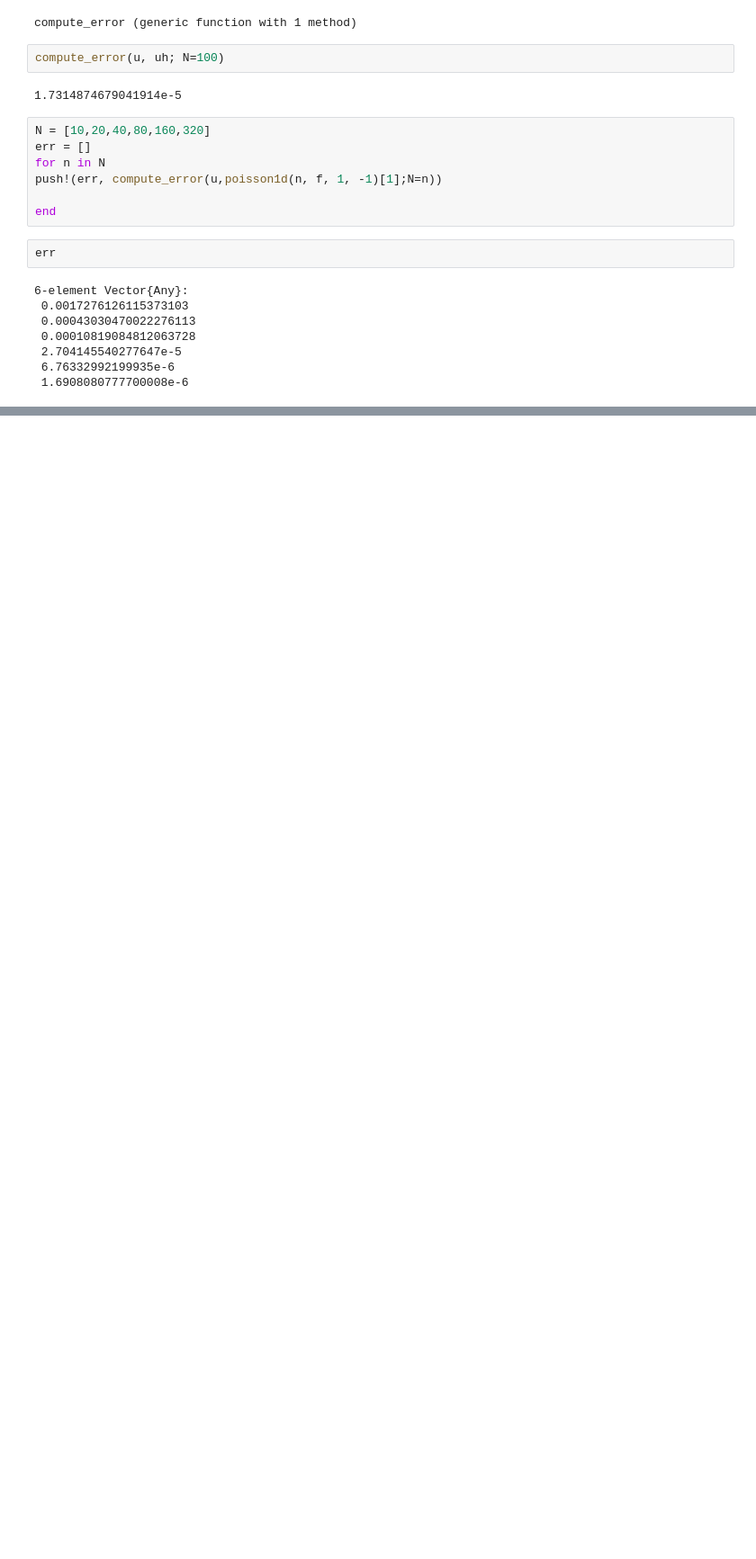
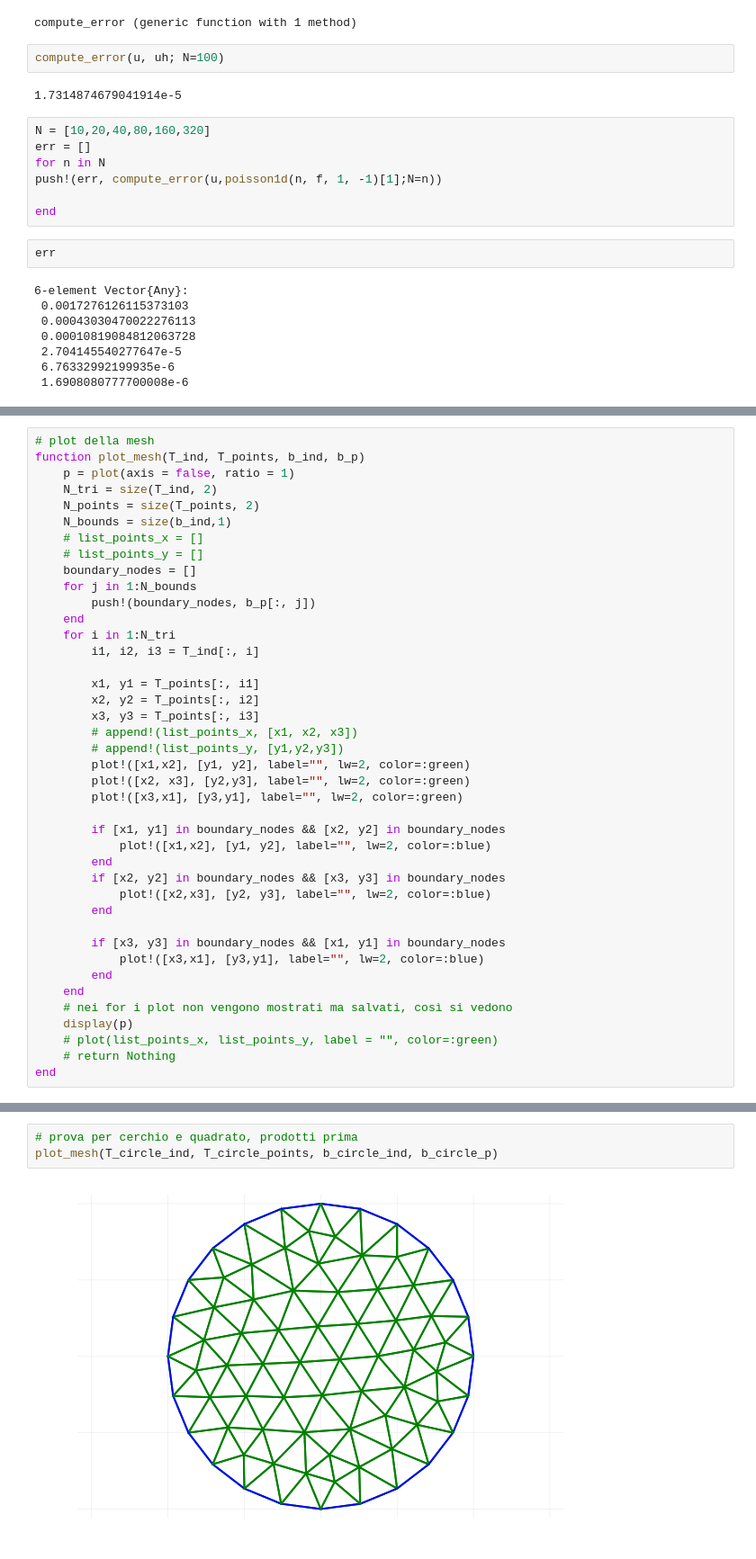
Before and after one commit to elenaionelaschipor/elementifiniti2425, a Jupyter notebook: esercitazioni/ex01/ex1.ipynb, the cells around one changed output, grey strips where cells are left out. Shown at 90% size. Cells and saved outputs as stored; diff of their text form; blank space fills up the shorter version.

```diff
--- a/esercitazioni/ex01/ex1.ipynb
+++ b/esercitazioni/ex01/ex1.ipynb
@@ -291,0 +340,41 @@ ArgumentError: ArgumentError: Package Revise not found in current path.
+# %%
+# plot della mesh
+function plot_mesh(T_ind, T_points, b_ind, b_p)
+    p = plot(axis = false, ratio = 1)
+    N_tri = size(T_ind, 2)
+    N_points = size(T_points, 2)
+    N_bounds = size(b_ind,1)
+    # list_points_x = []
+    # list_points_y = []
+    boundary_nodes = []
+    for j in 1:N_bounds
+        push!(boundary_nodes, b_p[:, j])
+    end
+    for i in 1:N_tri
+        i1, i2, i3 = T_ind[:, i]
+
+        x1, y1 = T_points[:, i1]
+        x2, y2 = T_points[:, i2]
+        x3, y3 = T_points[:, i3]
+        # append!(list_points_x, [x1, x2, x3])
+        # append!(list_points_y, [y1,y2,y3])
+        plot!([x1,x2], [y1, y2], label="", lw=2, color=:green)
+        plot!([x2, x3], [y2,y3], label="", lw=2, color=:green)
+        plot!([x3,x1], [y3,y1], label="", lw=2, color=:green)
+
+        if [x1, y1] in boundary_nodes && [x2, y2] in boundary_nodes
+            plot!([x1,x2], [y1, y2], label="", lw=2, color=:blue)
+        end
+        if [x2, y2] in boundary_nodes && [x3, y3] in boundary_nodes
+            plot!([x2,x3], [y2, y3], label="", lw=2, color=:blue)
+        end
+
+        if [x3, y3] in boundary_nodes && [x1, y1] in boundary_nodes
+            plot!([x3,x1], [y3,y1], label="", lw=2, color=:blue)
+        end
+    end
+    # nei for i plot non vengono mostrati ma salvati, così si vedono
+    display(p)
+    # plot(list_points_x, list_points_y, label = "", color=:green)
+    # return Nothing
+end
@@ -291,0 +383,5 @@ ArgumentError: ArgumentError: Package Revise not found in current path.
+# %%
+# prova per cerchio e quadrato, prodotti prima
+plot_mesh(T_circle_ind, T_circle_points, b_circle_ind, b_circle_p)
+# %% [output]
+[figure, added]
```
Also changed, not shown: parts of 10 cells of this notebook, 3 other files.
